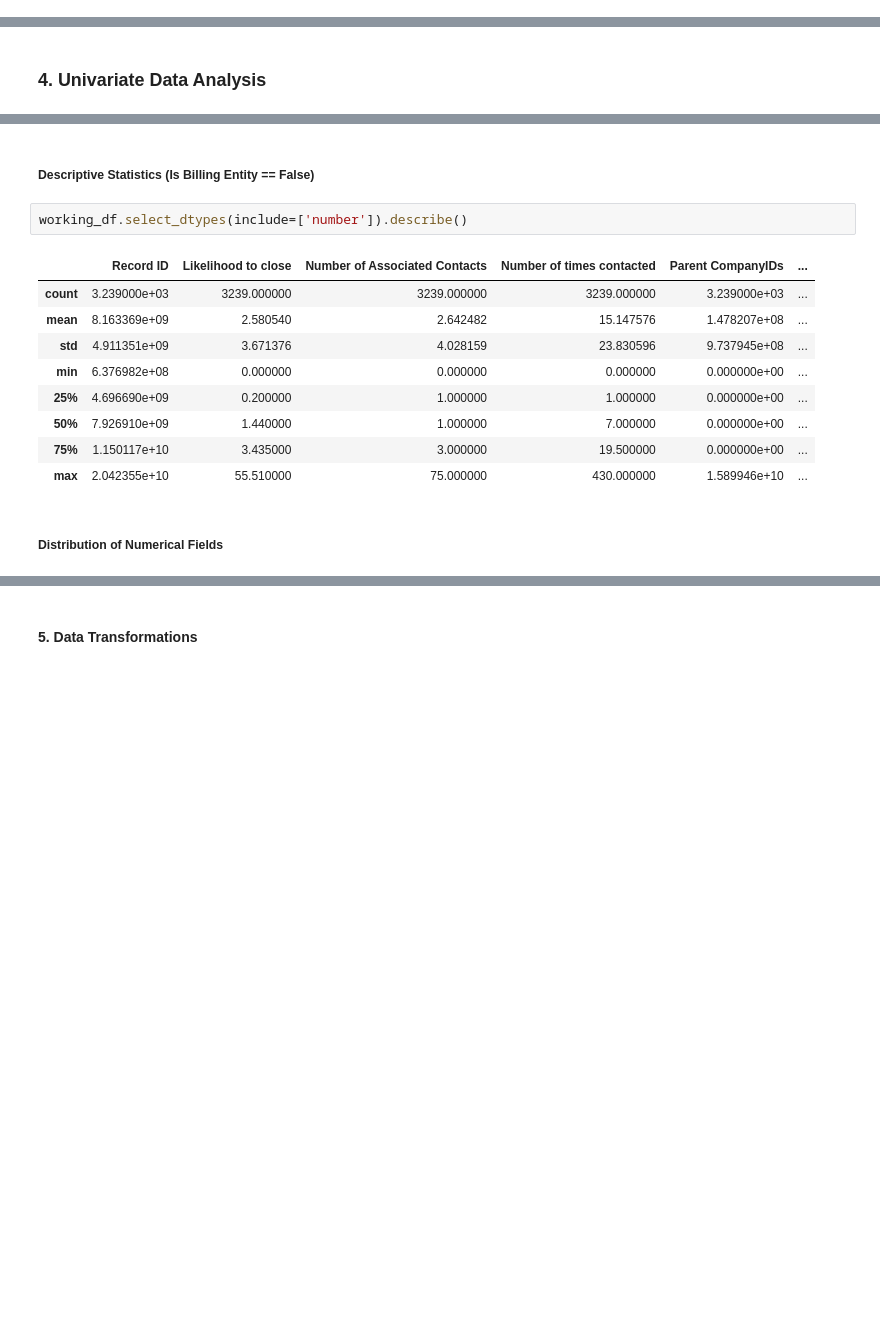
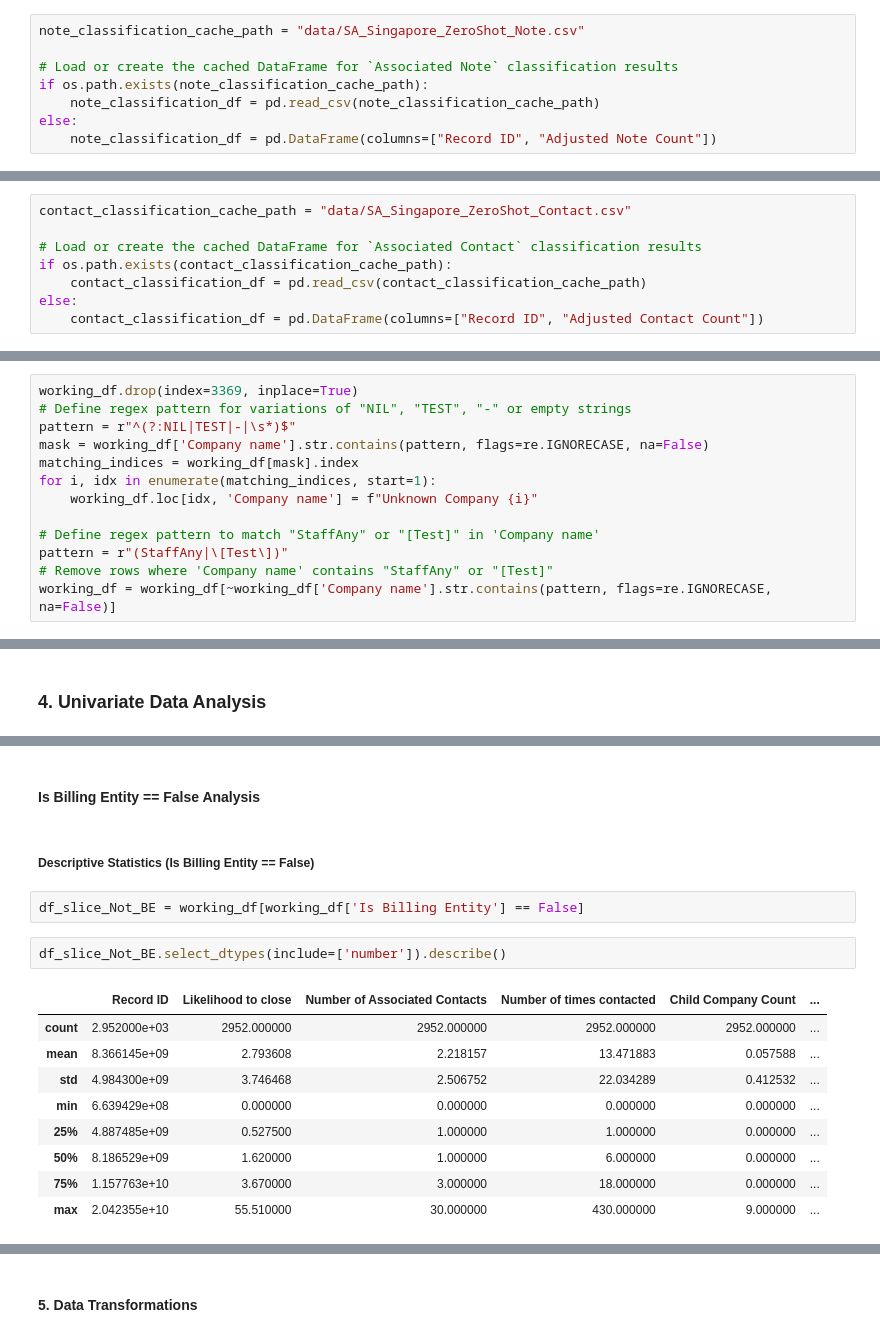
Before and after one commit to Dr-Octavius/FYP, a Jupyter notebook: notebooks/eda2_numericalData.ipynb, the cells around one changed output, grey strips where cells are left out. Saved outputs shown, nothing was run; the diff lists cells and outputs as text; blank space fills up the shorter version.

```diff
--- a/notebooks/eda2_numericalData.ipynb
+++ b/notebooks/eda2_numericalData.ipynb
@@ -591,0 +150,8 @@ memory usage: 689.9+ KB
+# %%
+note_classification_cache_path = "data/SA_Singapore_ZeroShot_Note.csv"
+
+# Load or create the cached DataFrame for `Associated Note` classification results
+if os.path.exists(note_classification_cache_path):
+    note_classification_df = pd.read_csv(note_classification_cache_path)
+else:
+    note_classification_df = pd.DataFrame(columns=["Record ID", "Adjusted Note Count"])
@@ -591,0 +160,8 @@ memory usage: 689.9+ KB
+# %%
+contact_classification_cache_path = "data/SA_Singapore_ZeroShot_Contact.csv"
+
+# Load or create the cached DataFrame for `Associated Contact` classification results
+if os.path.exists(contact_classification_cache_path):
+    contact_classification_df = pd.read_csv(contact_classification_cache_path)
+else:
+    contact_classification_df = pd.DataFrame(columns=["Record ID", "Adjusted Contact Count"])
@@ -591,0 +293,13 @@ memory usage: 689.9+ KB
+# %%
+working_df.drop(index=3369, inplace=True)
+# Define regex pattern for variations of "NIL", "TEST", "-" or empty strings
+pattern = r"^(?:NIL|TEST|-|\s*)$"
+mask = working_df['Company name'].str.contains(pattern, flags=re.IGNORECASE, na=False)
+matching_indices = working_df[mask].index
+for i, idx in enumerate(matching_indices, start=1):
+    working_df.loc[idx, 'Company name'] = f"Unknown Company {i}"
+
+# Define regex pattern to match "StaffAny" or "[Test]" in 'Company name'
+pattern = r"(StaffAny|\[Test\])"
+# Remove rows where 'Company name' contains "StaffAny" or "[Test]"
+working_df = working_df[~working_df['Company name'].str.contains(pattern, flags=re.IGNORECASE, na=False)]
@@ -629,16 +989,18 @@ working_df.select_dtypes(include=['number']).describe()
+# %% [markdown]
+#### Is Billing Entity == False Analysis
 # %% [markdown]
 ##### Descriptive Statistics (Is Billing Entity == False)
+# %%
+df_slice_Not_BE = working_df[working_df['Is Billing Entity'] == False]
 # %%
-working_df.select_dtypes(include=['number']).describe()
+df_slice_Not_BE.select_dtypes(include=['number']).describe()
 # %% [output]
-|  | Record ID | Likelihood to close | Number of Associated Contacts | Number of times contacted | Parent CompanyIDs | ... |
-| count | 3.239000e+03 | 3239.000000 | 3239.000000 | 3239.000000 | 3.239000e+03 | ... |
-| mean | 8.163369e+09 | 2.580540 | 2.642482 | 15.147576 | 1.478207e+08 | ... |
-| std | 4.911351e+09 | 3.671376 | 4.028159 | 23.830596 | 9.737945e+08 | ... |
-| min | 6.376982e+08 | 0.000000 | 0.000000 | 0.000000 | 0.000000e+00 | ... |
-| 25% | 4.696690e+09 | 0.200000 | 1.000000 | 1.000000 | 0.000000e+00 | ... |
-| 50% | 7.926910e+09 | 1.440000 | 1.000000 | 7.000000 | 0.000000e+00 | ... |
-| 75% | 1.150117e+10 | 3.435000 | 3.000000 | 19.500000 | 0.000000e+00 | ... |
-| max | 2.042355e+10 | 55.510000 | 75.000000 | 430.000000 | 1.589946e+10 | ... |
+|  | Record ID | Likelihood to close | Number of Associated Contacts | Number of times contacted | Child Company Count | ... |
+| count | 2.952000e+03 | 2952.000000 | 2952.000000 | 2952.000000 | 2952.000000 | ... |
+| mean | 8.366145e+09 | 2.793608 | 2.218157 | 13.471883 | 0.057588 | ... |
+| std | 4.984300e+09 | 3.746468 | 2.506752 | 22.034289 | 0.412532 | ... |
+| min | 6.639429e+08 | 0.000000 | 0.000000 | 0.000000 | 0.000000 | ... |
+| 25% | 4.887485e+09 | 0.527500 | 1.000000 | 1.000000 | 0.000000 | ... |
+| 50% | 8.186529e+09 | 1.620000 | 1.000000 | 6.000000 | 0.000000 | ... |
+| 75% | 1.157763e+10 | 3.670000 | 3.000000 | 18.000000 | 0.000000 | ... |
+| max | 2.042355e+10 | 55.510000 | 30.000000 | 430.000000 | 9.000000 | ... |
-# %% [markdown]
-##### Distribution of Numerical Fields
```
Also changed, not shown: parts of 155 cells of this notebook, 2 other files.
